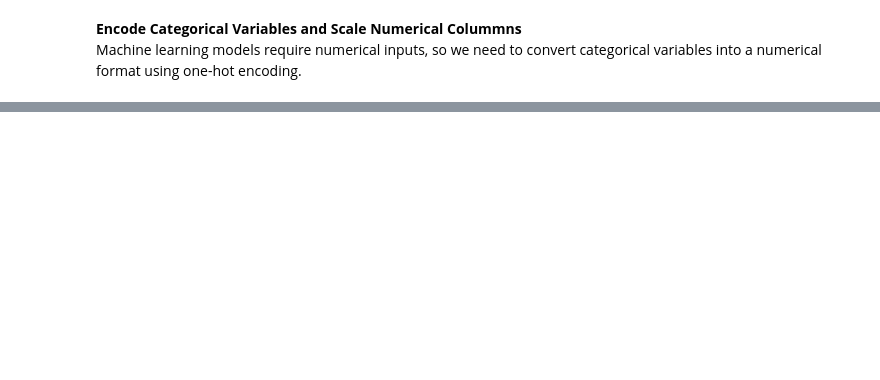
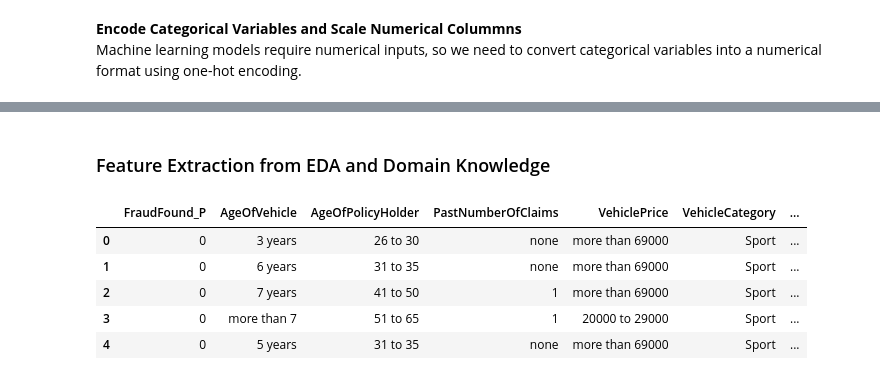
Before and after one commit to oxayavongsa/aai-510-ml-group-1, a Jupyter notebook: revised-eda.ipynb, the cells around one changed output, grey strips where cells are left out. Saved outputs shown, nothing was run; the diff lists cells and outputs as text; code cells hidden in the pictures; blank space fills up the shorter version.

Commit message:
Feature Engineering
Did feature engineering. Biggest thing was getting the only ones from domain knowledge

one hot encoding
Standaridizing numerical features
SMOTE

next will be listing out models

```diff
--- a/revised-eda.ipynb
+++ b/revised-eda.ipynb
@@ -499,0 +557,30 @@ Machine learning models require numerical inputs, so we need to convert categori
+# %% [markdown]
+### Feature Extraction from EDA and Domain Knowledge
+# %%
+# Extract relevant columns
+columns_of_interest = [
+    'FraudFound_P',
+    'AgeOfVehicle',
+    'AgeOfPolicyHolder',
+    'PastNumberOfClaims',
+    'VehiclePrice',
+    'VehicleCategory',
+    'BasePolicy',
+    'Fault',
+    'Deductible',
+    'PolicyType',
+    'Sex'
+]
+
+# Check which of these columns are present in the dataframe
+df_relevant = df[columns_of_interest]
+
+# Display the first few rows of the cleaned dataframe
+df_relevant.head()
+# %% [output]
+|  | FraudFound_P | AgeOfVehicle | AgeOfPolicyHolder | PastNumberOfClaims | VehiclePrice | VehicleCategory | ... |
+| 0 | 0 | 3 years | 26 to 30 | none | more than 69000 | Sport | ... |
+| 1 | 0 | 6 years | 31 to 35 | none | more than 69000 | Sport | ... |
+| 2 | 0 | 7 years | 41 to 50 | 1 | more than 69000 | Sport | ... |
+| 3 | 0 | more than 7 | 51 to 65 | 1 | 20000 to 29000 | Sport | ... |
+| 4 | 0 | 5 years | 31 to 35 | none | more than 69000 | Sport | ... |
```
Also changed, not shown: parts of 10 cells of this notebook.
